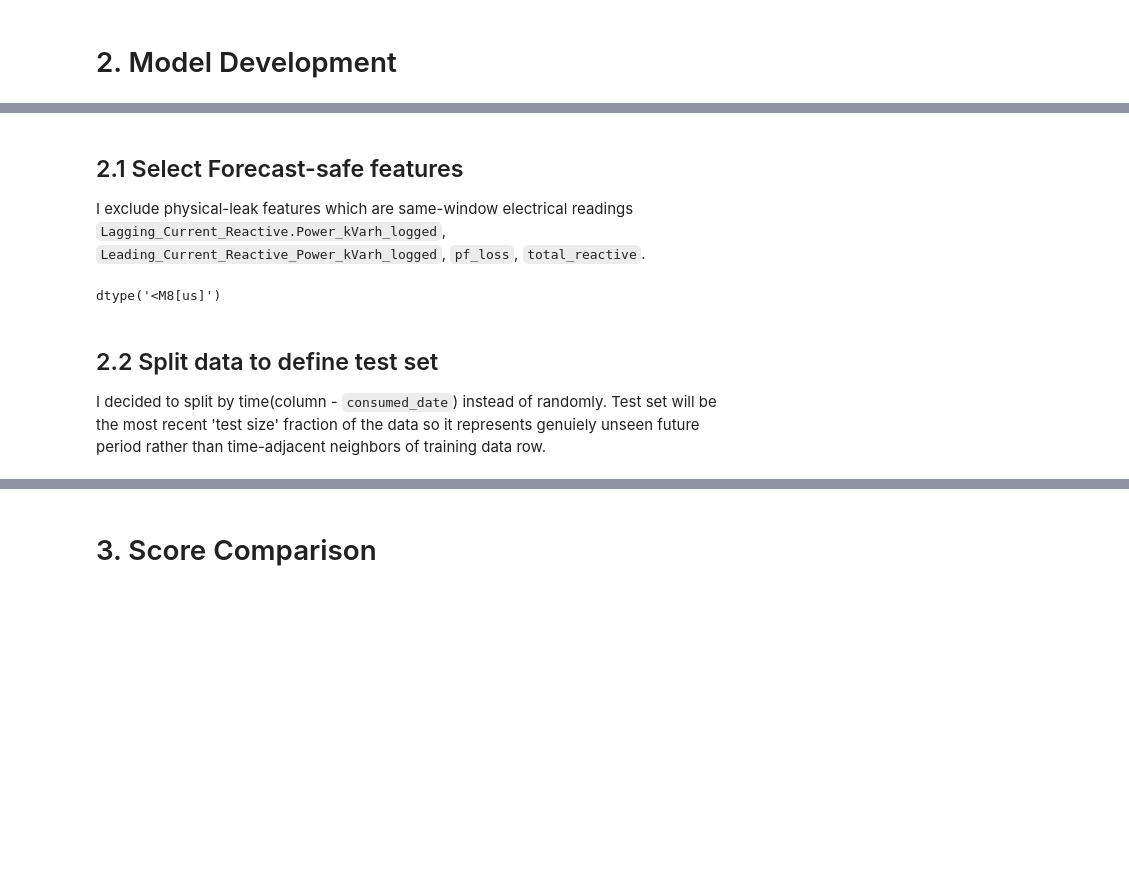
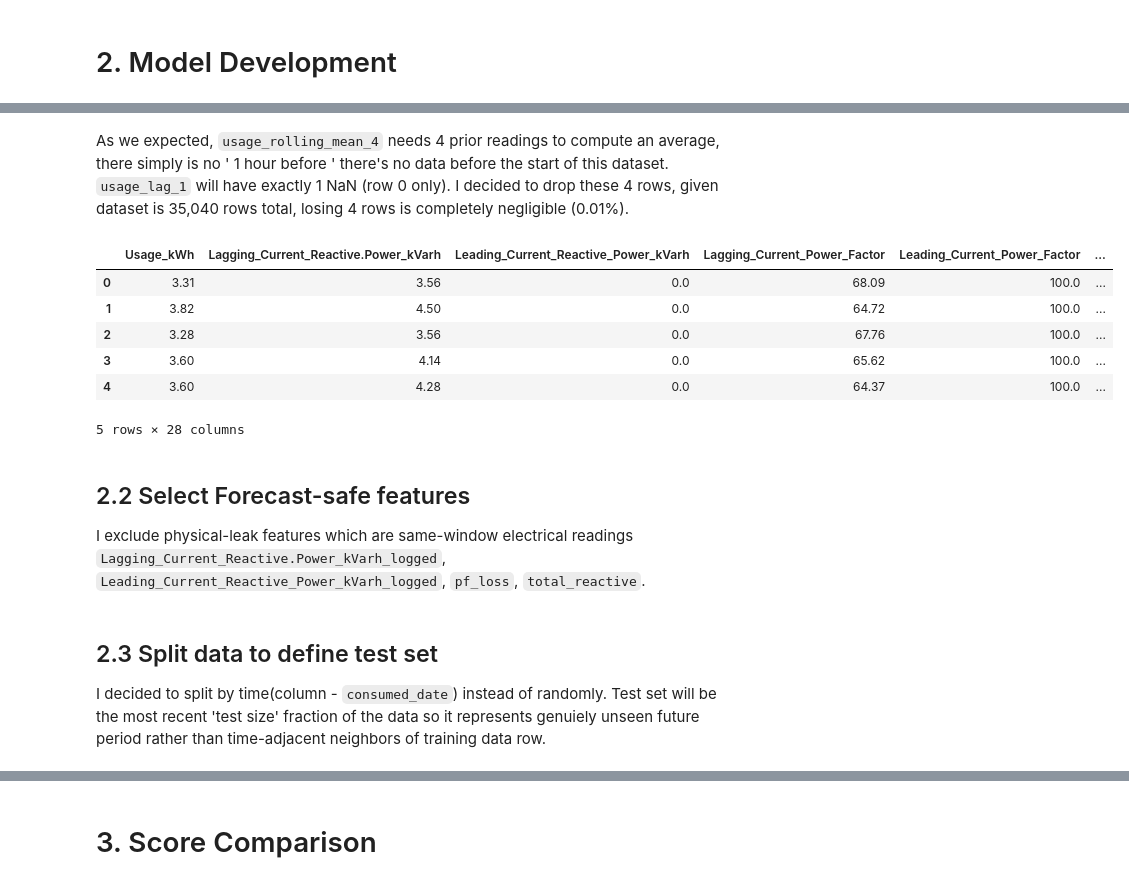
Before and after one commit to OctaviaMay/Steel-Industry-Energy-Consumption, a Jupyter notebook: notebooks/03_modeling.ipynb, the cells around one changed output, grey strips where cells are left out. Saved outputs shown, nothing was run; the diff lists cells and outputs as text; code cells hidden in the pictures; blank space fills up the shorter version.

Commit message:
Update features engineering to select forecast-safe feaures

```diff
--- a/notebooks/03_modeling.ipynb
+++ b/notebooks/03_modeling.ipynb
@@ -70,11 +91,20 @@ Index(['Usage_kWh', 'Lagging_Current_Reactive.Power_kVarh',
+# %% [markdown]
+As we expected, `usage_rolling_mean_4` needs 4 prior readings to compute an average, there simply is no ' 1 hour before '  there's no data before the start of this dataset.
+`usage_lag_1` will have exactly 1 NaN (row 0 only).
+I decided to drop these 4 rows, given dataset is 35,040 rows total, losing 4 rows is completely negligible (0.01%).
+# %%
+df = df.dropna(subset=['usage_lag_1', 'usage_lag_4', 'usage_rolling_mean_4', 'usage_rolling_std_4']).reset_index(drop=True)
+df.head(5)
+# %% [output]
+|  | Usage_kWh | Lagging_Current_Reactive.Power_kVarh | Leading_Current_Reactive_Power_kVarh | Lagging_Current_Power_Factor | Leading_Current_Power_Factor | ... |
+| 0 | 3.31 | 3.56 | 0.0 | 68.09 | 100.0 | ... |
+| 1 | 3.82 | 4.50 | 0.0 | 64.72 | 100.0 | ... |
+| 2 | 3.28 | 3.56 | 0.0 | 67.76 | 100.0 | ... |
+| 3 | 3.60 | 4.14 | 0.0 | 65.62 | 100.0 | ... |
+| 4 | 3.60 | 4.28 | 0.0 | 64.37 | 100.0 | ... |
+5 rows × 28 columns
 # %% [markdown]
-## 2.1 Select Forecast-safe features
+## 2.2 Select Forecast-safe features
 
 I exclude physical-leak features which are same-window electrical readings `Lagging_Current_Reactive.Power_kVarh_logged`, `Leading_Current_Reactive_Power_kVarh_logged`, `pf_loss`, `total_reactive`.
-# %%
-# TO DO:Make sure consumed_date is in date data type. so that can use timeseries pattern in modeling
-
-df['consumed_date'].dtype
-# %% [output]
-dtype('<M8[us]')
 # %%
@@ -103,7 +131,7 @@ selected_features = num_feature + cat_feature
 # %% [markdown]
 
 
-## 2.2 Split data to define test set
+## 2.3 Split data to define test set
 
 I decided to split by time(column - `consumed_date`) instead of randomly.
 Test set will be the  most recent 'test size' fraction of the data so it represents genuiely unseen future period rather than time-adjacent neighbors of training data row.
```
Also changed, not shown: parts of 34 cells of this notebook, 2 other files.
